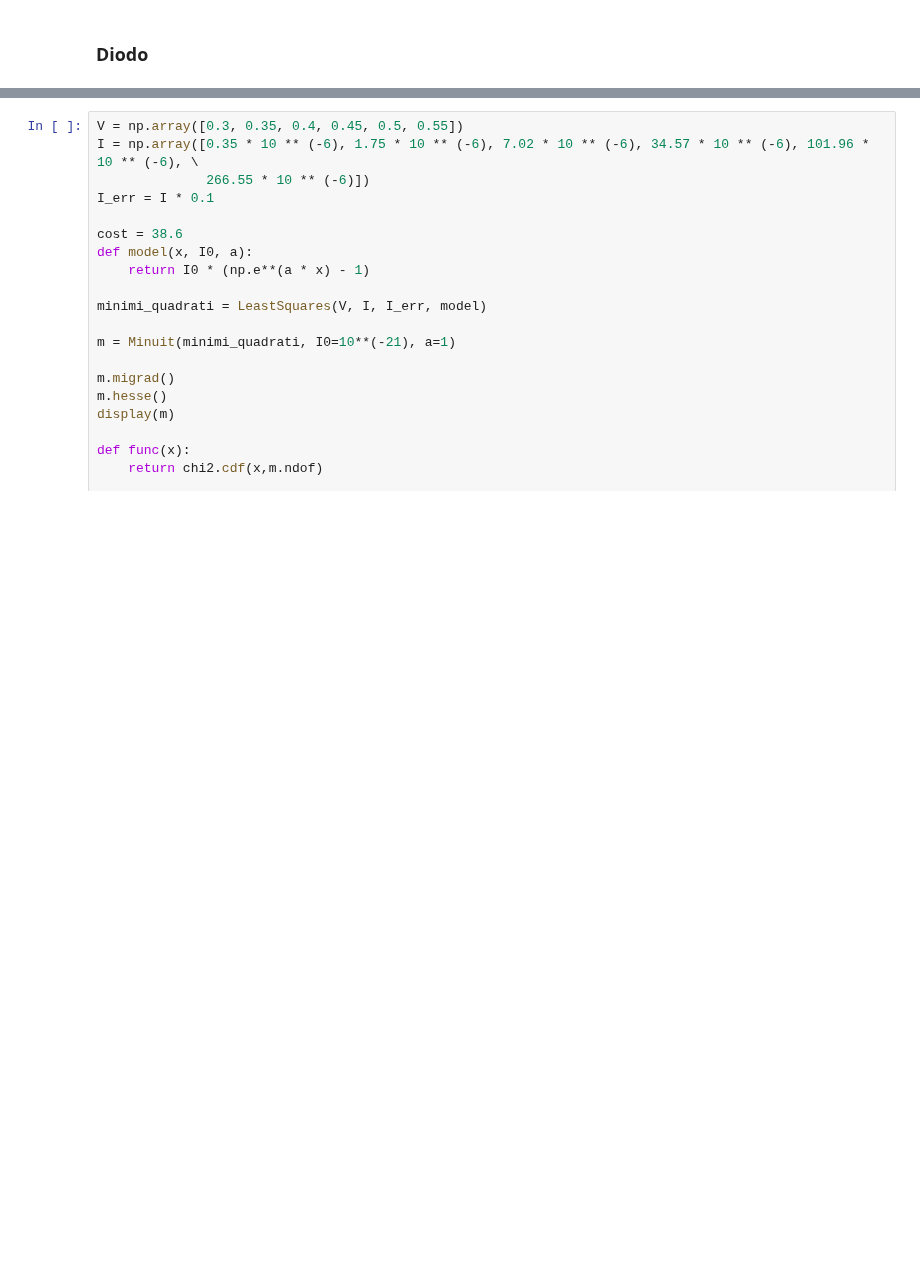
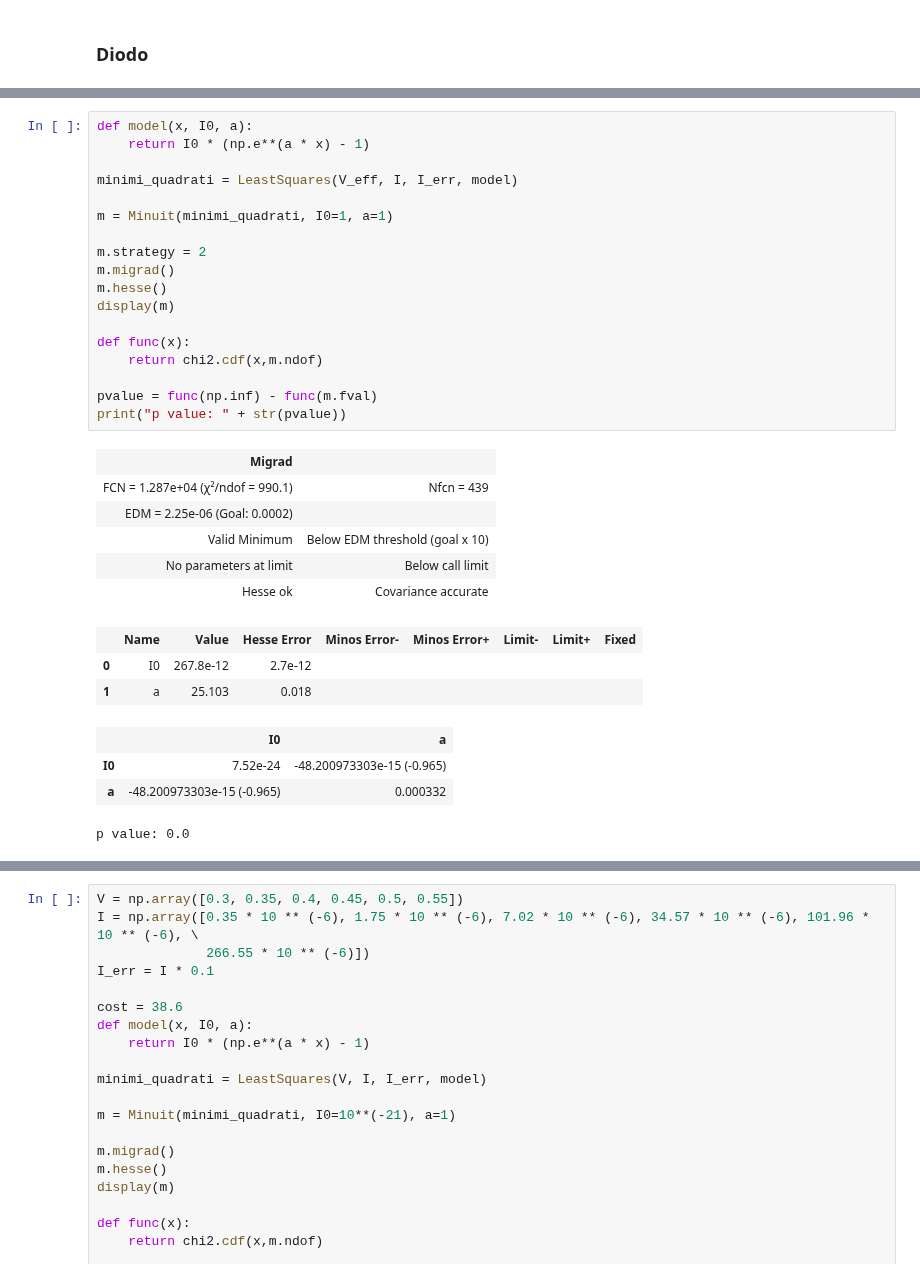
Before and after one commit to ARossiUnimib/Laboratorio-2---Gruppo-21-A.A.-2023-24, a Jupyter notebook: Notebooks/Circuiti 1/Circuiti_1.ipynb, the cells around one changed output, grey strips where cells are left out. Drawn from its saved outputs; the diff is of its cells as text; blank space fills up the shorter version.

```diff
--- a/Notebooks/Circuiti 1/Circuiti_1.ipynb
+++ b/Notebooks/Circuiti 1/Circuiti_1.ipynb
@@ -331,3 +289,35 @@ plt.show()
+# %%
+def model(x, I0, a):
+    return I0 * (np.e**(a * x) - 1)
+
+minimi_quadrati = LeastSquares(V_eff, I, I_err, model)
+
+m = Minuit(minimi_quadrati, I0=1, a=1)
+
+m.strategy = 2
+m.migrad()
+m.hesse()
+display(m)
+
+def func(x):
+    return chi2.cdf(x,m.ndof)
+
+pvalue = func(np.inf) - func(m.fval)
+print("p value: " + str(pvalue))
+# %% [output]
+| Migrad |  |
+| FCN = 1.287e+04 (χ²/ndof = 990.1) | Nfcn = 439 |
+| EDM = 2.25e-06 (Goal: 0.0002) |  |
+| Valid Minimum | Below EDM threshold (goal x 10) |
+| No parameters at limit | Below call limit |
+| Hesse ok | Covariance accurate |
+|  | Name | Value | Hesse Error | Minos Error- | Minos Error+ | Limit- | Limit+ | Fixed |
+| 0 | I0 | 267.8e-12 | 2.7e-12 |  |  |  |  |  |
+| 1 | a | 25.103 | 0.018 |  |  |  |  |  |
+|  | I0 | a |
+| I0 | 7.52e-24 | -48.200973303e-15 (-0.965) |
+| a | -48.200973303e-15 (-0.965) | 0.000332 |
+p value: 0.0
 # %%
 I = np.array([0.7733 * 10 ** (-3), 1.0909 * 10 ** (-3), 1.5022 * 10 ** (-3), \
               1.9036 * 10 ** (-3), 2.2827 * 10 ** (-3), 2.712 * 10 ** (-3), 3.1533 * 10 ** (-3), 3.6035 * 10 ** (-3)])
```
Also changed, not shown: parts of 18 cells of this notebook.
